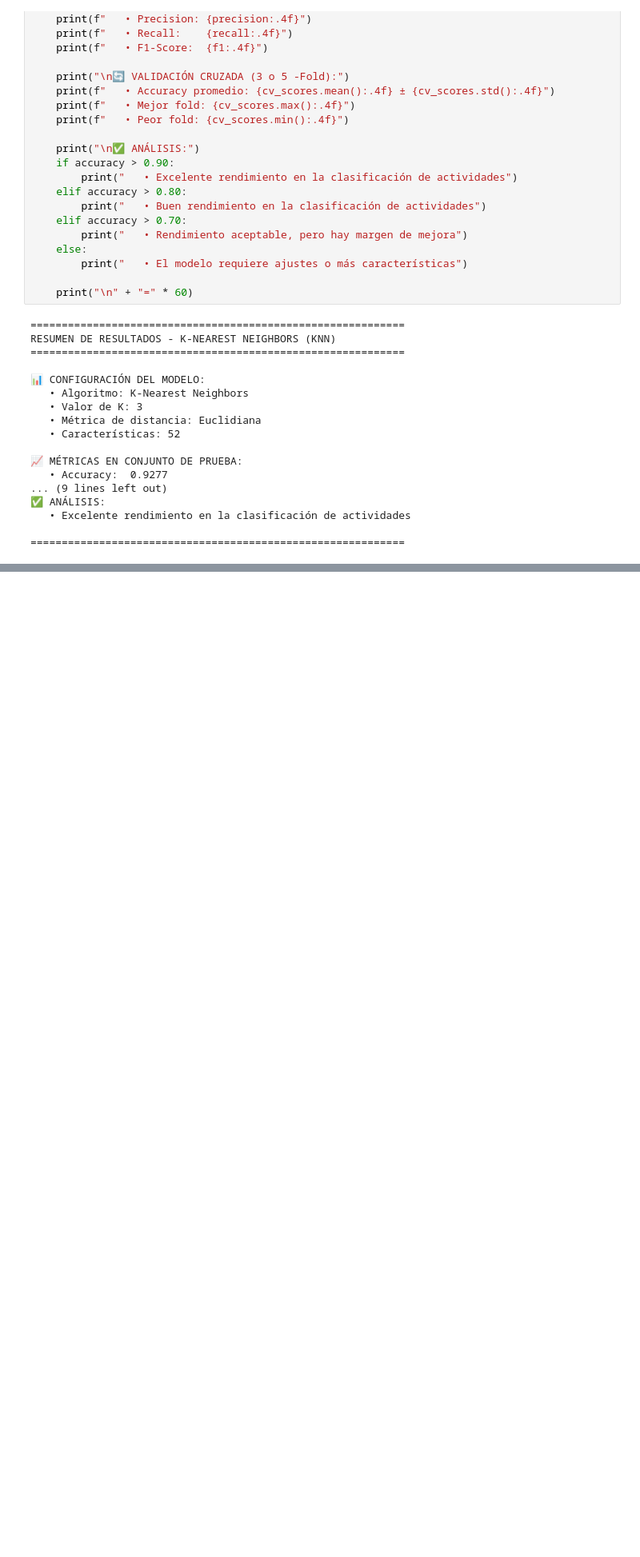
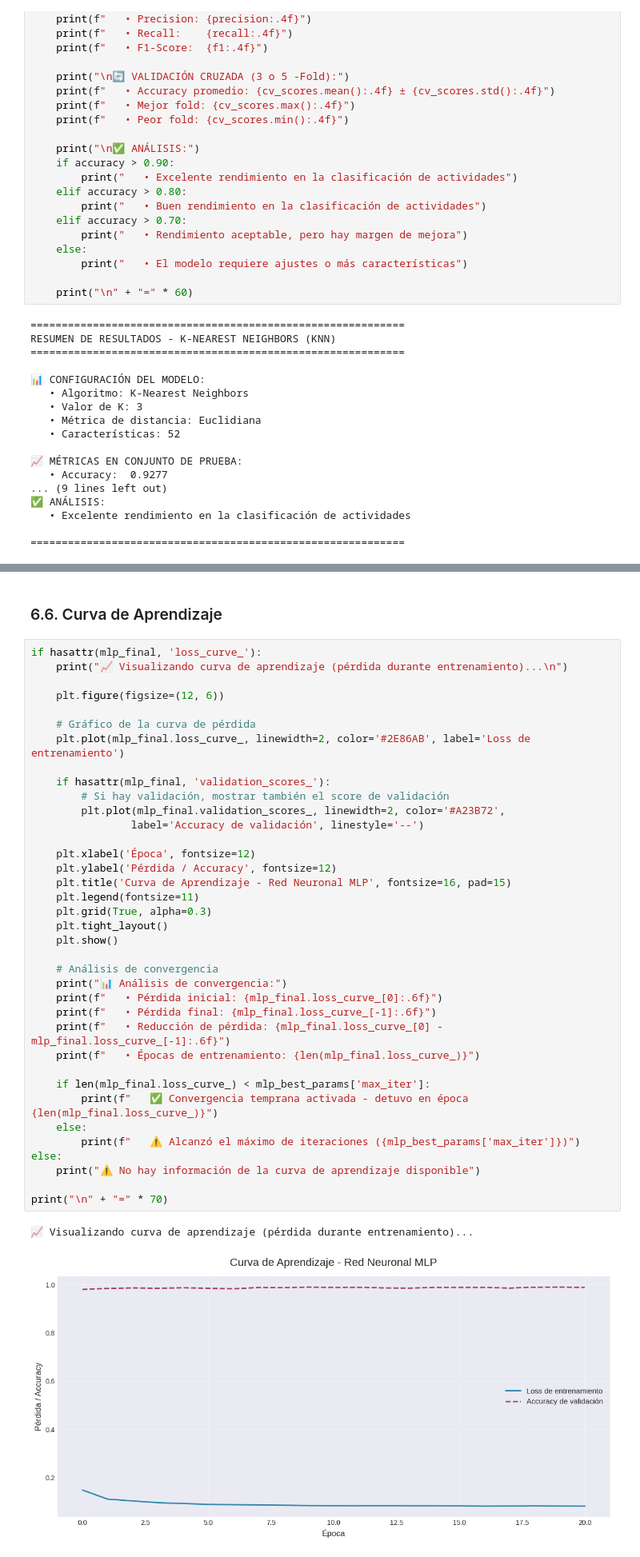
Before and after one commit to Jose-luis-echemendia/Machine-learning-AA, a Jupyter notebook: proyecto-final/main.ipynb, the cells around one changed output, grey strips where cells are left out. Shown at 80% size. Cells and saved outputs as stored; diff of their text form; blank space fills up the shorter version.

```diff
--- a/proyecto-final/main.ipynb
+++ b/proyecto-final/main.ipynb
@@ -694,0 +1243,42 @@ RESUMEN DE RESULTADOS - K-NEAREST NEIGHBORS (KNN)
+# %% [markdown]
+### 6.6. Curva de Aprendizaje
+# %%
+if hasattr(mlp_final, 'loss_curve_'):
+    print("📈 Visualizando curva de aprendizaje (pérdida durante entrenamiento)...\n")
+
+    plt.figure(figsize=(12, 6))
+
+    # Gráfico de la curva de pérdida
+    plt.plot(mlp_final.loss_curve_, linewidth=2, color='#2E86AB', label='Loss de entrenamiento')
+
+    if hasattr(mlp_final, 'validation_scores_'):
+        # Si hay validación, mostrar también el score de validación
+        plt.plot(mlp_final.validation_scores_, linewidth=2, color='#A23B72',
+                label='Accuracy de validación', linestyle='--')
+
+    plt.xlabel('Época', fontsize=12)
+    plt.ylabel('Pérdida / Accuracy', fontsize=12)
+    plt.title('Curva de Aprendizaje - Red Neuronal MLP', fontsize=16, pad=15)
+    plt.legend(fontsize=11)
+    plt.grid(True, alpha=0.3)
+    plt.tight_layout()
+    plt.show()
+
+    # Análisis de convergencia
+    print("📊 Análisis de convergencia:")
+    print(f"   • Pérdida inicial: {mlp_final.loss_curve_[0]:.6f}")
+    print(f"   • Pérdida final: {mlp_final.loss_curve_[-1]:.6f}")
+    print(f"   • Reducción de pérdida: {mlp_final.loss_curve_[0] - mlp_final.loss_curve_[-1]:.6f}")
+    print(f"   • Épocas de entrenamiento: {len(mlp_final.loss_curve_)}")
+
+    if len(mlp_final.loss_curve_) < mlp_best_params['max_iter']:
+        print(f"   ✅ Convergencia temprana activada - detuvo en época {len(mlp_final.loss_curve_)}")
+    else:
+        print(f"   ⚠️ Alcanzó el máximo de iteraciones ({mlp_best_params['max_iter']})")
+else:
+    print("⚠️ No hay información de la curva de aprendizaje disponible")
+
+print("\n" + "=" * 70)
+# %% [output]
+📈 Visualizando curva de aprendizaje (pérdida durante entrenamiento)...
+[figure, added]
```
Also changed, not shown: parts of 44 cells of this notebook, 1 other file.
